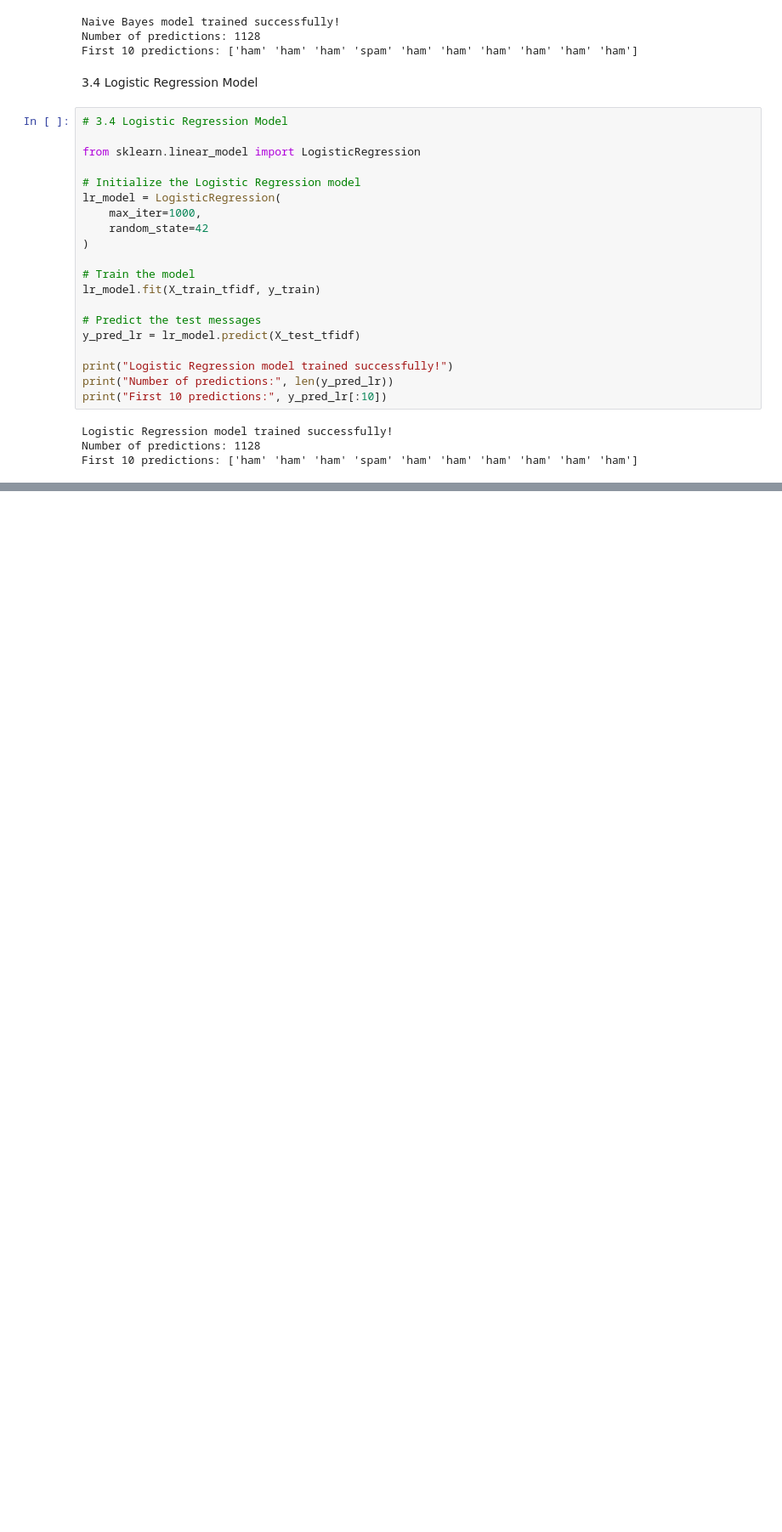
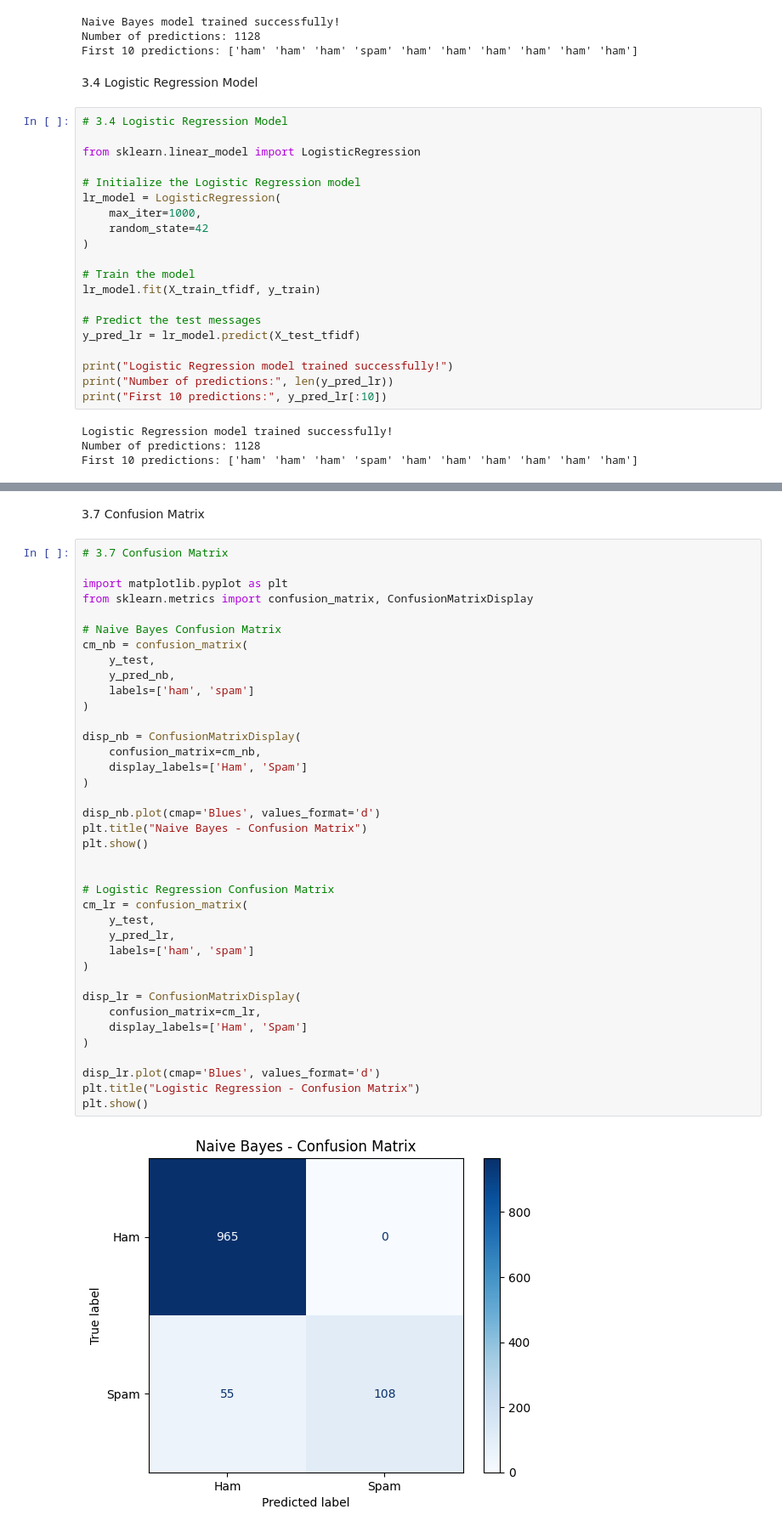
Before and after one commit to LujainAyyash/DS483-Project, a Jupyter notebook: NLP_Code.ipynb, the cells around one changed output, grey strips where cells are left out. Shown at 85% size. Saved outputs shown, nothing was run; the diff lists cells and outputs as text; blank space fills up the shorter version.

```diff
--- a/NLP_Code.ipynb
+++ b/NLP_Code.ipynb
@@ -607,0 +700,42 @@ First 10 predictions: ['ham' 'ham' 'ham' 'spam' 'ham' 'ham' 'ham' 'ham' 'ham' 'h
+# %% [markdown]
+3.7 Confusion Matrix
+# %%
+# 3.7 Confusion Matrix
+
+import matplotlib.pyplot as plt
+from sklearn.metrics import confusion_matrix, ConfusionMatrixDisplay
+
+# Naive Bayes Confusion Matrix
+cm_nb = confusion_matrix(
+    y_test,
+    y_pred_nb,
+    labels=['ham', 'spam']
+)
+
+disp_nb = ConfusionMatrixDisplay(
+    confusion_matrix=cm_nb,
+    display_labels=['Ham', 'Spam']
+)
+
+disp_nb.plot(cmap='Blues', values_format='d')
+plt.title("Naive Bayes - Confusion Matrix")
+plt.show()
+
+
+# Logistic Regression Confusion Matrix
+cm_lr = confusion_matrix(
+    y_test,
+    y_pred_lr,
+    labels=['ham', 'spam']
+)
+
+disp_lr = ConfusionMatrixDisplay(
+    confusion_matrix=cm_lr,
+    display_labels=['Ham', 'Spam']
+)
+
+disp_lr.plot(cmap='Blues', values_format='d')
+plt.title("Logistic Regression - Confusion Matrix")
+plt.show()
+# %% [output]
+[figure, added]
```
Also changed, not shown: parts of 13 cells of this notebook.
